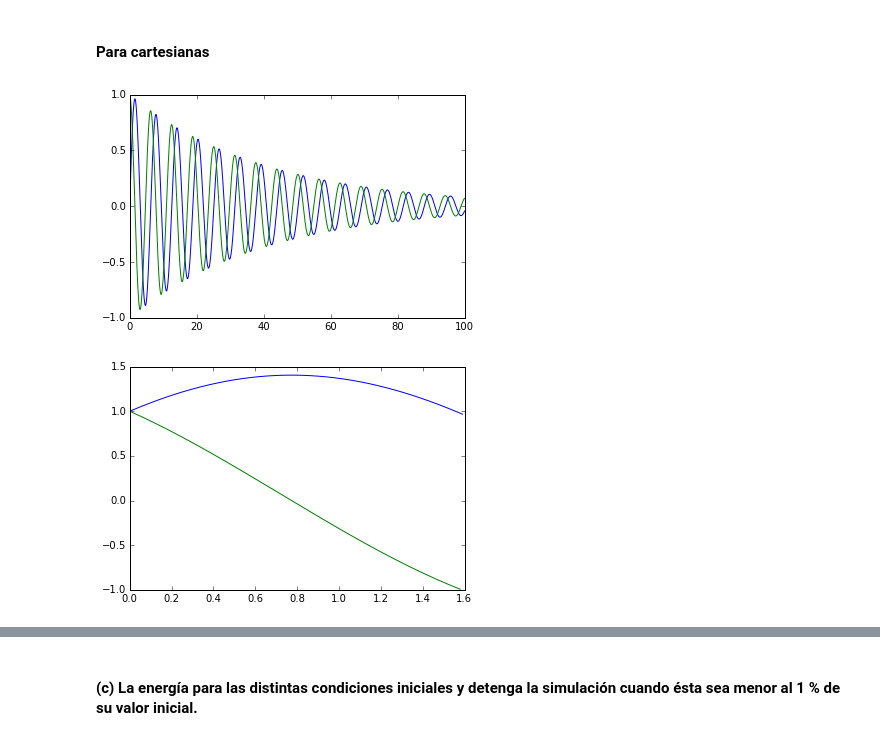
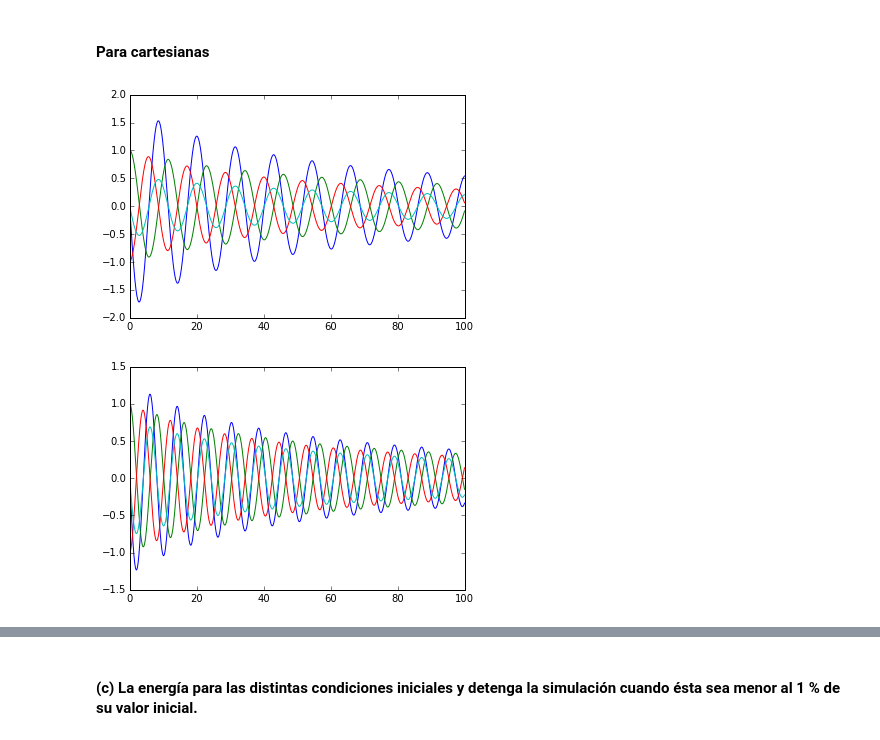
Before and after one commit to Erandii/Tareas, a Jupyter notebook: Tareas/Pregunta_1.ipynb, the cells around one changed output, grey strips where cells are left out. Drawn from its saved outputs; the diff is of its cells as text; code cells hidden in the pictures.

```diff
--- a/Tareas/Pregunta_1.ipynb
+++ b/Tareas/Pregunta_1.ipynb
@@ -195,9 +195,3 @@ def rk4(ec,p_ini,x,args=0,h=0.01):
             k4 = ec(sol[i,:]+h*k3,tiempos[i]+h,args)
             sol[i+1,:]=sol[i,:]+(h/6.)*(k1+2*k2+2*k3+k4)
     return tiempos,sol
-# %%
-def fric(gamma,mu,v):
-    if abs(v) < 1:
-        return -gamma*v
-    else:
-        return -mu*v**(1.5)
@@ -207,19 +198,43 @@ def omega(k,m):
+# %%
+#v[0]=vel_x, v[1]=vel_y
+def fric(gamma,mu,v):
+
+    norma=(v[0]**2+v[1]**2)**0.5
+
+    if norma < 1:
+        fric_x=-gamma*norma*v[0]
+        fric_y=-gamma*norma*v[1]
+        return array([fric_x,fric_y])
+
+    else:
+        fric_x=-mu*(norma**(1.5))*v[0]
+        fric_y=-mu*(norma**(1.5))*v[1]
+        return array([fric_x,fric_y])
 # %% [markdown]
 #### Para cartesianas
 # %%
-#x[0]=posicion, x[1]=velocidad
+#x[0]=posición_x, x[1]=posición_y, x[2]=velocidad_x, x[3]=velocidad_y
 #z[0]=gamma, z[1]=mu, z[2]=k, z[3]=m
 def ec_car(x,t,z):
-    return array([x[1],fric(z[0],z[1],x[1])/2-omega(z[2],z[3])*x[0]])
+
+    dot_x=x[2]
+    fr_x=fric(z[0],z[1],([x[2],x[3]]))
+    ddot_x=fr_x[0]/2-(z[2]/z[3])*x[0]
+
+    dot_y=x[3]
+    fr_y=fric(z[0],z[1],([x[2],x[3]]))
+    ddot_y=fr_y[1]/2-(z[2]/z[3])*x[1]
+
+    return array([dot_x,dot_y,ddot_x,ddot_y])
 # %%
-t,sol1=rk4(ec_car,[0,1],[0,100],[0.1,0.2,1,1])
-plot(t,sol1)
+t,sol=rk4(ec_car,[0,1,cos(pi),sin(pi)],[0,100],[0.1,0.2,0.3,1])
+plot(t,sol)
 show()
 # %% [output]
-[figure, old version]
+[figure, new version]
 # %%
-t,sol2=rk4(ec_car,[1,1],[0,100],[0.1,0.2,1,1])
-plot(t,sol2)
+t,sol=rk4(ec_car,[0,1,cos(pi),sin(pi)],[0,100],[0.1,0.2,0.6,1])
+plot(t,sol)
 show()
 # %% [output]
-[figure, old version]
+[figure, new version]
```
Also changed, not shown: parts of 8 cells of this notebook, 3 other files.
